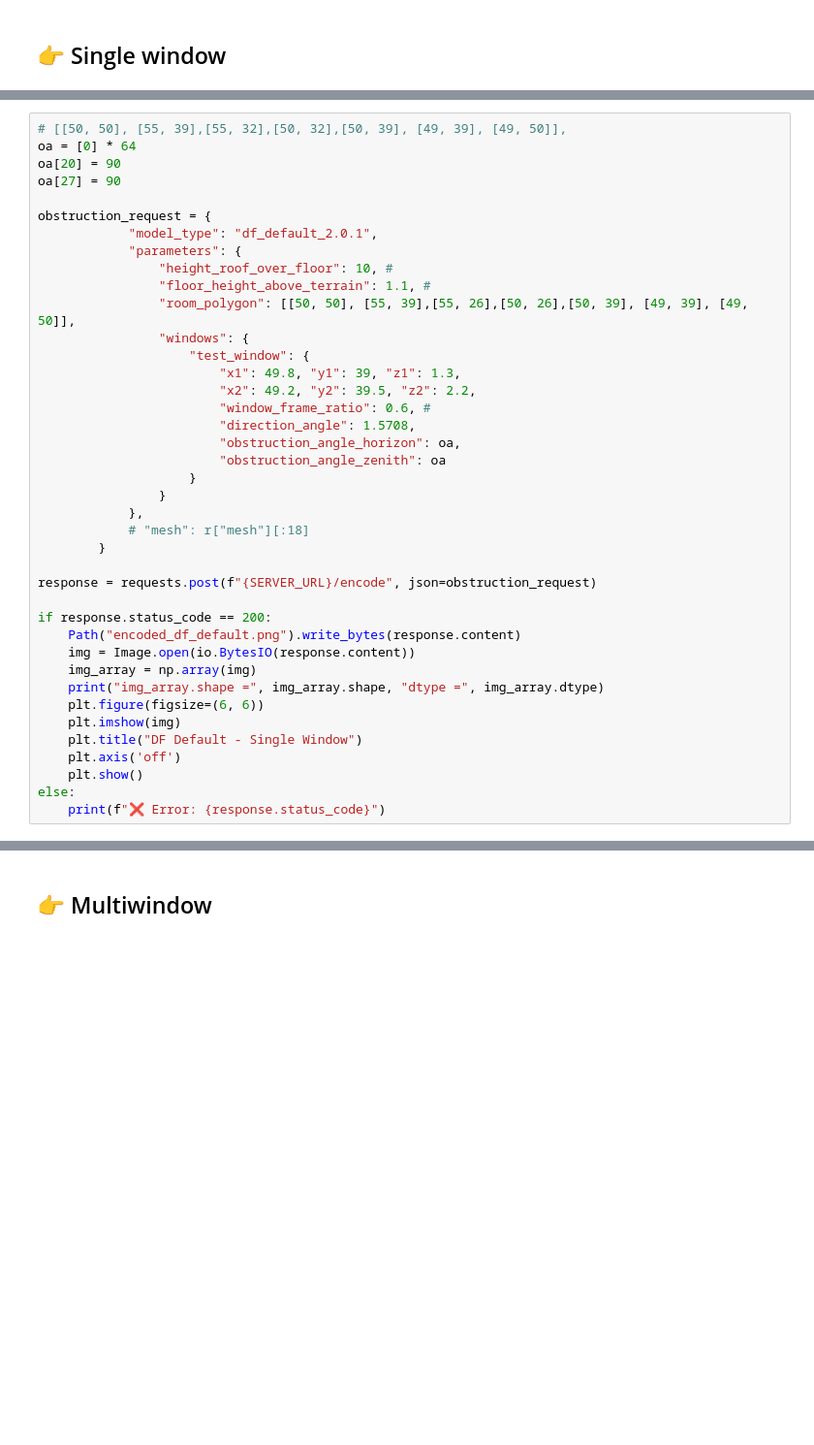
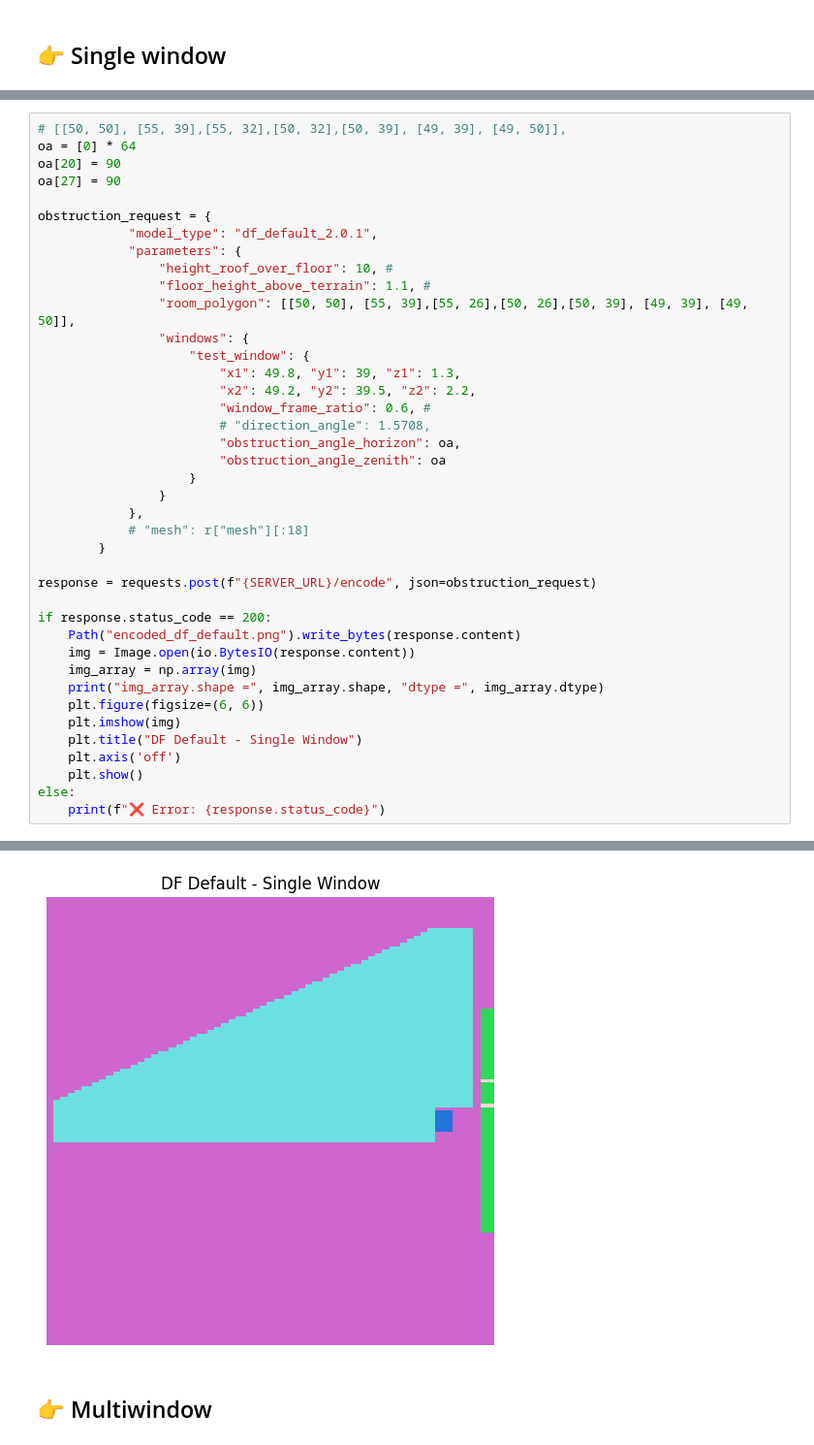
Before and after one commit to upskiller-xyz/server_encoder, a Jupyter notebook: example/demo.ipynb, the cells around one changed output, grey strips where cells are left out. Shown at 97% size. Drawn from its saved outputs; the diff is of its cells as text; blank space fills up the shorter version.

```diff
--- a/example/demo.ipynb
+++ b/example/demo.ipynb
@@ -77,7 +77,7 @@ obstruction_request = {
                         "x1": 49.8, "y1": 39, "z1": 1.3,
                         "x2": 49.2, "y2": 39.5, "z2": 2.2,
                         "window_frame_ratio": 0.6, #
-                        "direction_angle": 1.5708,
+                        # "direction_angle": 1.5708,
                         "obstruction_angle_horizon": oa,
                         "obstruction_angle_zenith": oa
                     }
@@ -105,3 +105,4 @@ NameError: name 'Path' is not defined
+[figure, added]
 # %% [markdown]
 ## 👉 Multiwindow
 # %%
```
Also changed, not shown: parts of 4 cells of this notebook, 11 other files.
